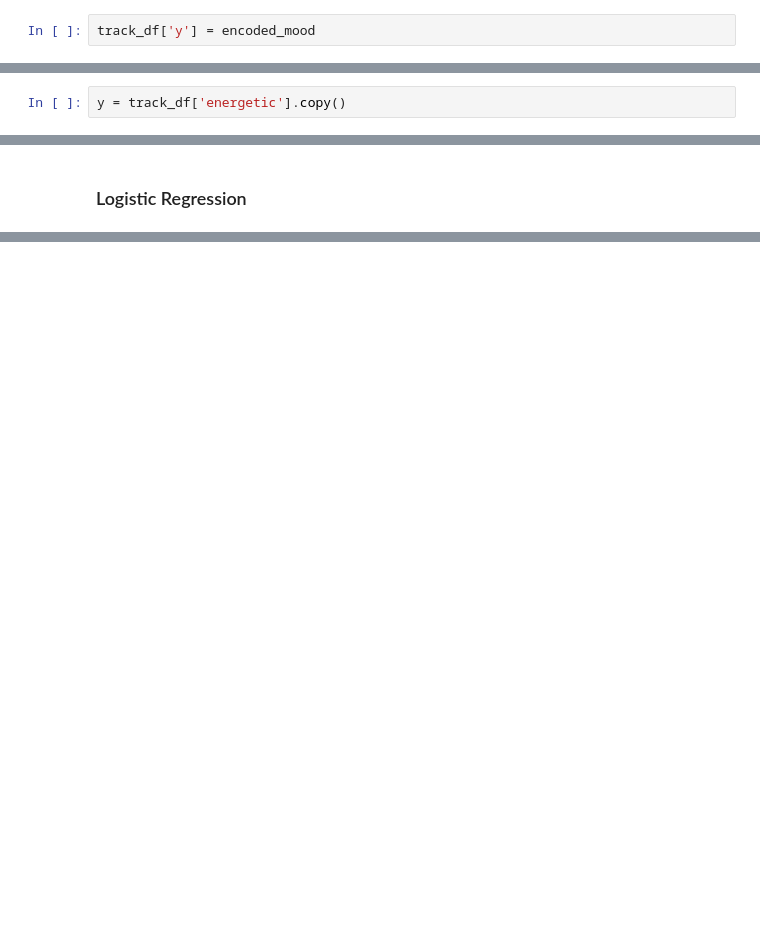
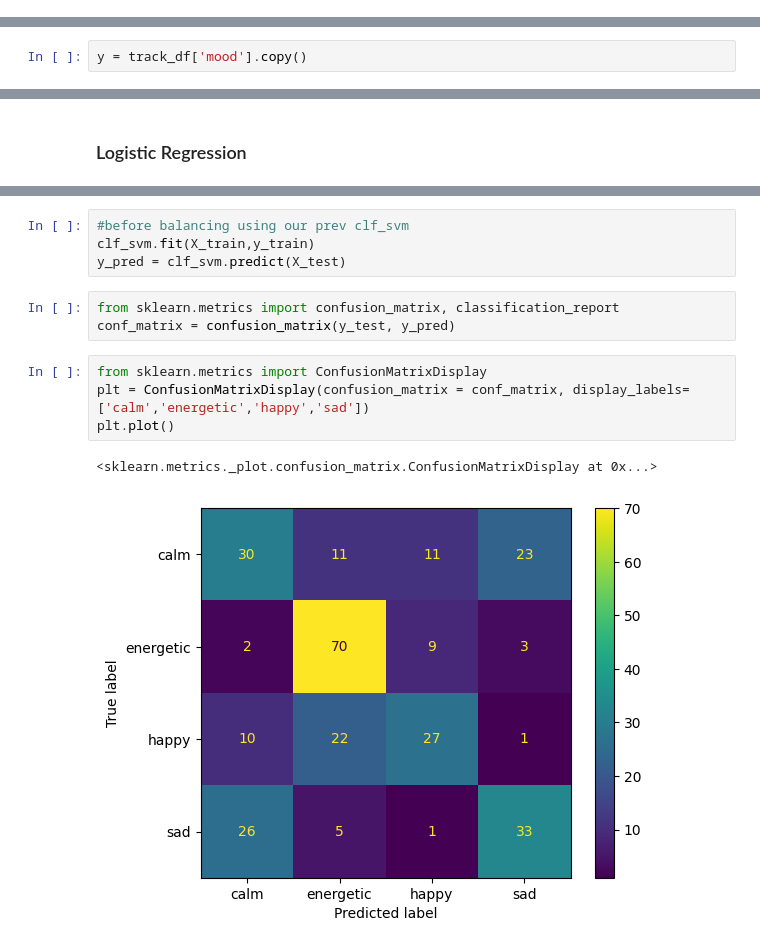
Before and after one commit to aakanksha1dutta/MOODSIC, a Jupyter notebook: 2_EDA_and_Modelling.ipynb, the cells around one changed output, grey strips where cells are left out. Saved outputs shown, nothing was run; the diff lists cells and outputs as text; blank space fills up the shorter version.

Commit message:
classification report

```diff
--- a/2_EDA_and_Modelling.ipynb
+++ b/2_EDA_and_Modelling.ipynb
@@ -184,5 +152,3 @@ array(['calm', 'energetic', 'happy', 'sad'], dtype=object)
-# %%
-track_df['y'] = encoded_mood
 # %% [markdown]
 ## Choosing an appropriate model with Stratified K fold Cross Validation
 # %% [markdown]
@@ -296,7 +262,7 @@ del(features_df2)
 # %% [markdown]
 ## Cross Validating SVM and Logistic Regression
 # %%
-y = track_df['energetic'].copy()
+y = track_df['mood'].copy()
 # %% [markdown]
 ### SVM
 # %% [markdown]
@@ -358,0 +334,14 @@ lr: 0.8339828294139604
+# %%
+#before balancing using our prev clf_svm
+clf_svm.fit(X_train,y_train)
+y_pred = clf_svm.predict(X_test)
+# %%
+from sklearn.metrics import confusion_matrix, classification_report
+conf_matrix = confusion_matrix(y_test, y_pred)
+# %%
+from sklearn.metrics import ConfusionMatrixDisplay
+plt = ConfusionMatrixDisplay(confusion_matrix = conf_matrix, display_labels=['calm','energetic','happy','sad'])
+plt.plot()
+# %% [output]
+<sklearn.metrics._plot.confusion_matrix.ConfusionMatrixDisplay at 0x...>
+[figure, added]
```
Also changed, not shown: parts of 17 cells of this notebook.
